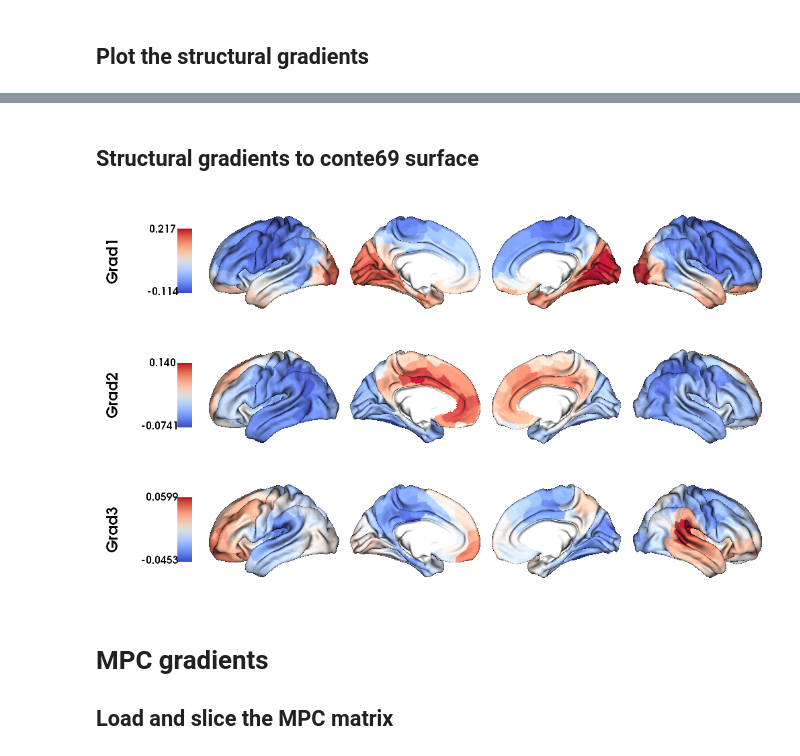
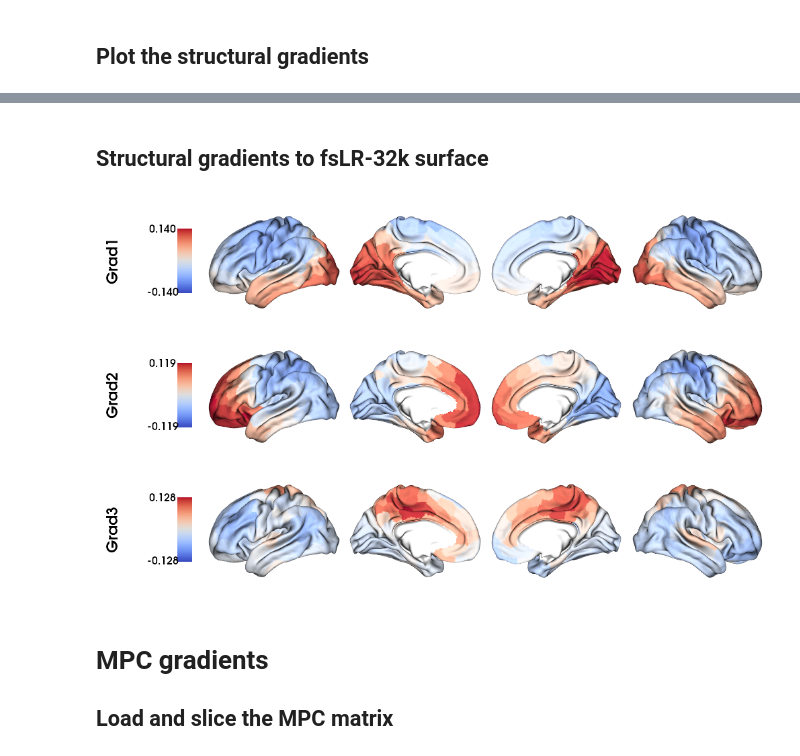
Before and after one commit to MICA-MNI/micapipe, a Jupyter notebook: docs/pages/04.gradients/tutorial_gradients.ipynb, the cells around one changed output, grey strips where cells are left out. Cells and saved outputs as stored; diff of their text form; code cells hidden in the pictures.

```diff
--- a/docs/pages/04.gradients/tutorial_gradients.ipynb
+++ b/docs/pages/04.gradients/tutorial_gradients.ipynb
@@ -84,7 +106,7 @@ N = 10
 
 # Calculate the gradients
 gm = GradientMaps(n_components=N, random_state=None, approach='dm', kernel='normalized_angle')
-gm.fit(FCz, sparsity=0.8)
+gm.fit(FCz, sparsity=0.85)
 # %% [output]
 GradientMaps(kernel='normalized_angle')
 # %% [markdown]
@@ -132,14 +154,14 @@ plot_hemispheres(fs5_lh, fs5_rh, array_name=grad, size=(1000, 600), cmap='coolwa
 # %%
 # mask of the medial wall
-mask_c69 = labels_c69 != 0
+mask_f32k = labels_f32k != 0
 
 # Map gradients to original parcels
 grad = [None] * 3
 for i, g in enumerate(gm.gradients_.T[0:3,:]):
-    grad[i] = map_to_labels(g, labels_c69, fill=np.nan, mask=mask_c69)
+    grad[i] = map_to_labels(g, labels_f32k, fill=np.nan, mask=mask_f32k)
 
 # Plot Gradients coolwarm
-plot_hemispheres(c69_lh, c69_rh, array_name=grad, size=(1000, 600), cmap='coolwarm',
+plot_hemispheres(f32k_lh, f32k_rh, array_name=grad, size=(1000, 600), cmap='coolwarm',
                  embed_nb=True,  label_text={'left':['Grad1', 'Grad2','Grad3']}, color_bar='left',
-                 zoom=1.25, nan_color=(1, 1, 1, 1))
+                 zoom=1.25, nan_color=(1, 1, 1, 1), color_range = 'sym')
 # %% [output]
@@ -148,9 +170,11 @@ plot_hemispheres(c69_lh, c69_rh, array_name=grad, size=(1000, 600), cmap='coolwa
 # Structural gradients
 ## Load and slice the structural matrix
 # %%
+# Set the path to the the structural cortical connectome
+cnt_sc_cor = subjectDir + '/dwi/connectomes/' + subjectID + '_space-dwi_atlas-' + atlas + '_desc-iFOD2-40M-SIFT2_full-connectome.shape.gii'
+
 # Load the cortical connectome
-mtx_sc = np.loadtxt(subjectDir + '/dwi/connectomes/' + subjectID + '_space-dwi_atlas-' + atlas + '_desc-iFOD2-40M-SIFT2_cor-connectome.txt',
-                    dtype=np.float, delimiter=' ')
+mtx_sc = nib.load(cnt_sc_cor).darrays[0].data
 
 # Fill the lower triangle of the matrix
 mtx_sc = np.log(np.triu(mtx_sc,1)+mtx_sc.T)
@@ -166,11 +188,11 @@ divide by zero encountered in log
 # %%
 # SC Left hemi
 gm_SC_L = GradientMaps(n_components=N, random_state=None, approach='dm', kernel='normalized_angle')
-gm_SC_L.fit(SC[0:200, 0:200], sparsity=0)
+gm_SC_L.fit(SC[0:Ndim, 0:Ndim], sparsity=0.9)
 
 # SC Right hemi
 gm_SC_R = GradientMaps(n_components=N, alignment='procrustes', kernel='normalized_angle'); # align right hemi to left hemi
-gm_SC_R.fit(SC[200:400, 200:400], sparsity=0, reference=gm_SC_L.gradients_)
+gm_SC_R.fit(SC[Ndim:Ndim*2, Ndim:Ndim*2], sparsity=0.9, reference=gm_SC_L.gradients_)
 # %% [output]
 GradientMaps(alignment='procrustes', kernel='normalized_angle')
 # %% [markdown]
@@ -205,20 +227,20 @@ plt.show()
 # %% [markdown]
-## Structural gradients to conte69 surface
+## Structural gradients to fsLR-32k surface
 # %%
 # Left and right gradients concatenated
-SC_gradients = np.concatenate((gm_SC_L.gradients_, gm_SC_R.gradients_), axis=0)
+SC_gradients = np.concatenate((gm_SC_L.gradients_, gm_SC_R.aligned_), axis=0)
 
 # Map gradients to original parcels
 grad = [None] * 3
 for i, g in enumerate(SC_gradients.T[0:3,:]):
-    grad[i] = map_to_labels(g, labels_c69, fill=np.nan, mask=mask_c69)
+    grad[i] = map_to_labels(g, labels_f32k, fill=np.nan, mask=mask_f32k)
 
 # Plot Gradients
-plot_hemispheres(c69_lh, c69_rh, array_name=grad, size=(1000, 600), cmap='coolwarm',
+plot_hemispheres(f32k_lh, f32k_rh, array_name=grad, size=(1000, 600), cmap='coolwarm',
                  embed_nb=True,  label_text={'left':['Grad1', 'Grad2','Grad3']}, color_bar='left',
-                 zoom=1.25, nan_color=(1, 1, 1, 1) )
+                 zoom=1.25, nan_color=(1, 1, 1, 1), color_range = 'sym' )
 # %% [output]
-[figure, old version]
+[figure, new version]
 # %% [markdown]
 # MPC gradients
 ## Load and slice the MPC matrix
```
Also changed, not shown: parts of 25 cells of this notebook, 7 other files.
